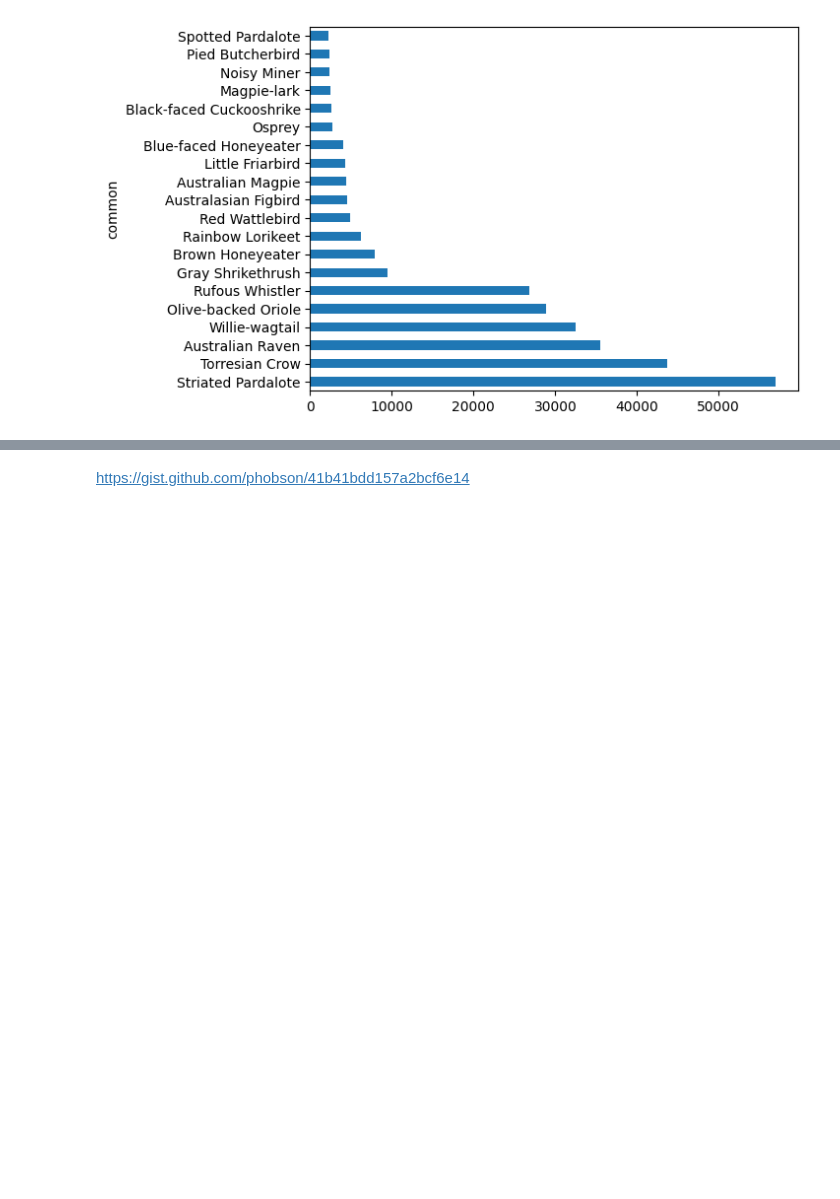
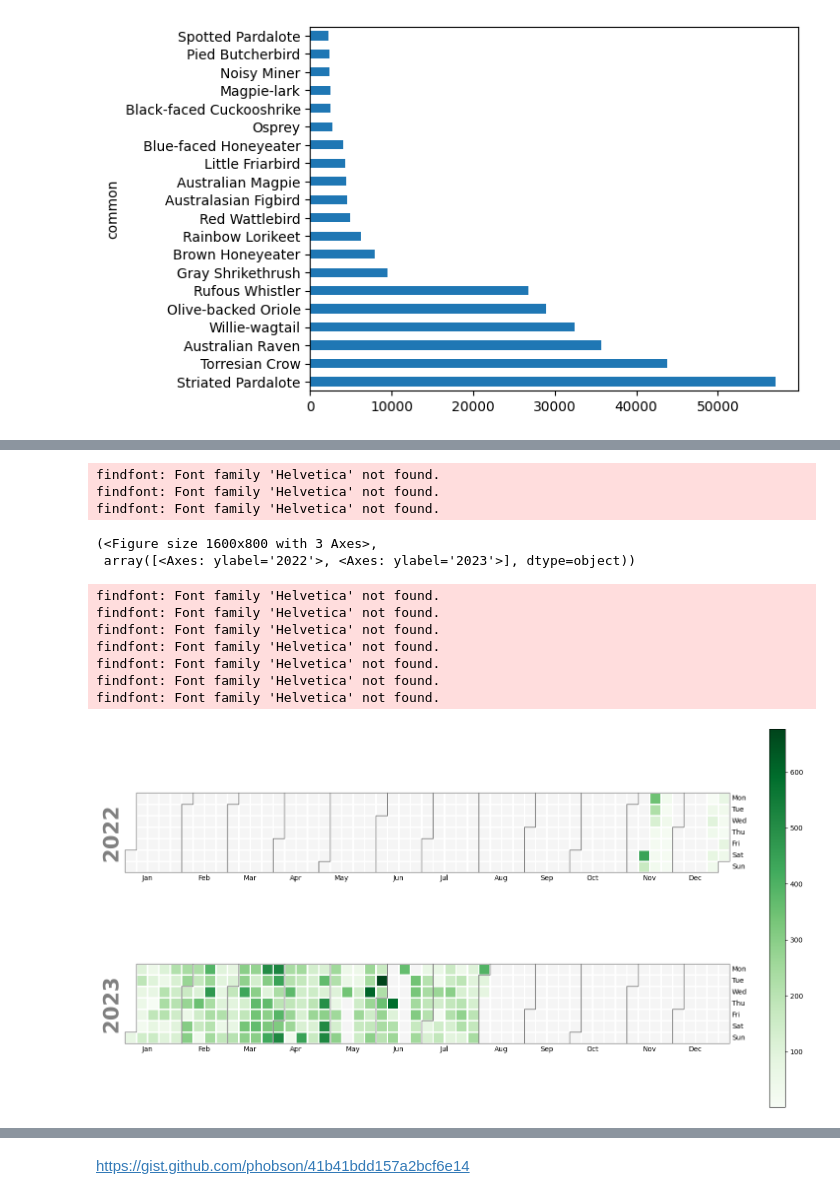
Before and after one commit to kevstark/birdnet, a Jupyter notebook: explore.ipynb, the cells around one changed output, grey strips where cells are left out. Saved outputs shown, nothing was run; the diff lists cells and outputs as text; code cells hidden in the pictures; blank space fills up the shorter version.

```diff
--- a/explore.ipynb
+++ b/explore.ipynb
@@ -83,0 +156,13 @@ calplot.calplot(data = lorikeet['SALES'],how = 'sum', cmap = 'Reds', figsize = (
+# %%
+# Calculate count of species by minute
+df_minute = (
+    df
+    .drop(['species'], axis='columns')
+    .groupby([df.index.map(lambda x: x.replace(second=0)), 'common'])['common']
+    .value_counts()
+    # .unstack()
+    .fillna(0)
+    .astype(int)
+    .reset_index()
+)
+df_minute
@@ -83,0 +183,40 @@ calplot.calplot(data = lorikeet['SALES'],how = 'sum', cmap = 'Reds', figsize = (
+# %%
+df_hours_peak = df_minute.copy().reset_index()
+df_hours_peak = (
+    df_hours_peak
+    .drop(['timestamp', 'index'], axis='columns')
+    .groupby([df_hours_peak['timestamp'].map(lambda x: x.replace(minute=0))])
+    .max()
+    .fillna(0)
+    # .astype(int)
+    .reset_index()
+)
+# df_hours_peak['hour_of_day'] = df_hours_peak['timestamp'].dt.hour
+# %%
+species = 'Torresian Crow'
+month_start = dateutil.parser.parse('2023-07-01 00:00 +10:00')
+month_end = month_start + timedelta(days=60)
+
+bird_data = df_hours_peak.query('timestamp >= @month_start and timestamp < @month_end', engine='python')
+bird_data_count = bird_data.shape[0]
+bird_data_empty = bird_data.query('count == 0').shape[0]
+bird_data = bird_data.query('common == @species', engine='python')
+
+caldata = df.query('common == @species', engine='python').copy()
+caldata = caldata.groupby(caldata.index.date).count()
+caldata.index = pandas.to_datetime(caldata.index)
+calplot.calplot(data=caldata['common'], how=None, cmap = 'Greens', figsize = (16, 8))
+# %% [output]
+findfont: Font family 'Helvetica' not found.
+findfont: Font family 'Helvetica' not found.
+findfont: Font family 'Helvetica' not found.
+(<Figure size 1600x800 with 3 Axes>,
+ array([<Axes: ylabel='2022'>, <Axes: ylabel='2023'>], dtype=object))
+findfont: Font family 'Helvetica' not found.
+findfont: Font family 'Helvetica' not found.
+findfont: Font family 'Helvetica' not found.
+findfont: Font family 'Helvetica' not found.
+findfont: Font family 'Helvetica' not found.
+findfont: Font family 'Helvetica' not found.
+findfont: Font family 'Helvetica' not found.
+[figure, added]
```
Also changed, not shown: parts of 16 cells of this notebook, 1 other file.
